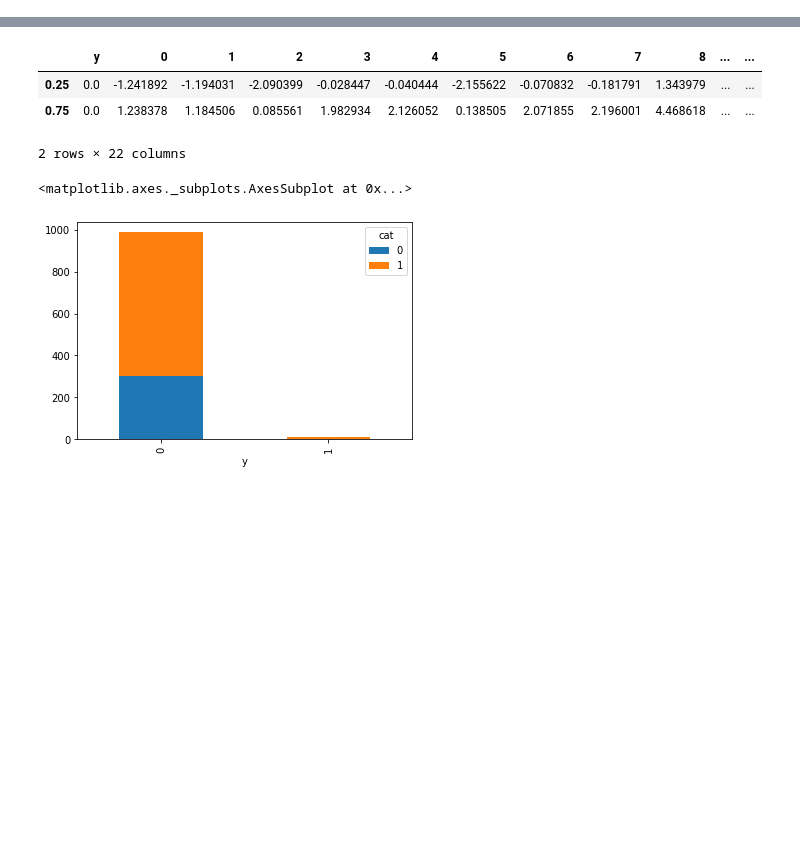
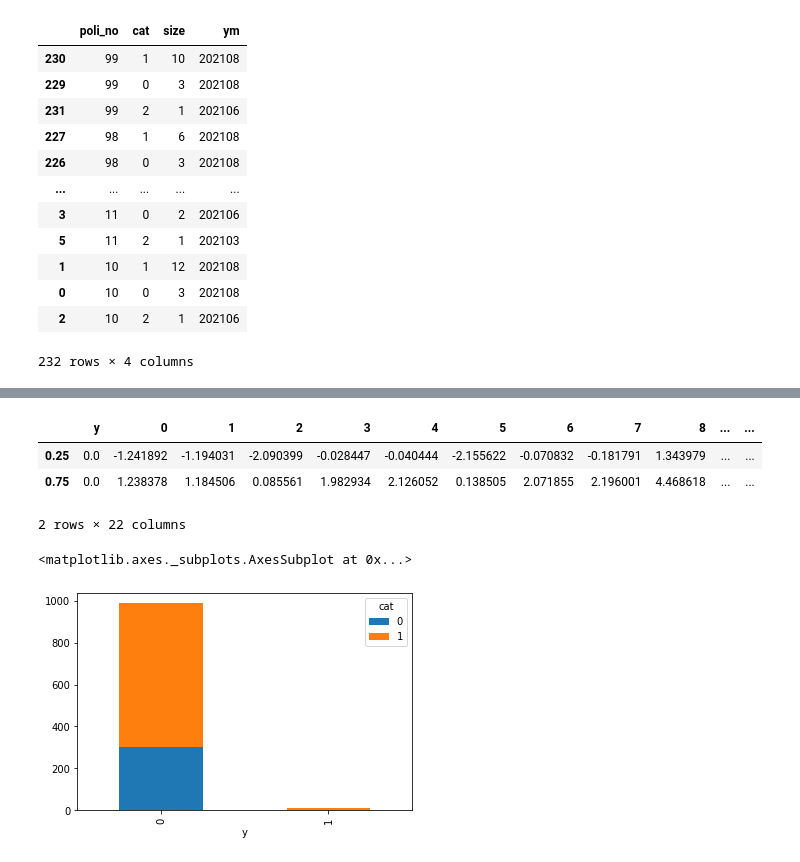
Before and after one commit to Kyungmin-Yu/BTC_prediction, a Jupyter notebook: vis_test.ipynb, the cells around one changed output, grey strips where cells are left out. Saved outputs shown, nothing was run; the diff lists cells and outputs as text; code cells hidden in the pictures; blank space fills up the shorter version.

```diff
--- a/vis_test.ipynb
+++ b/vis_test.ipynb
@@ -6,0 +20,20 @@ import random
+# %%
+uniq_ym_df = df.sort_values(["poli_no", "ym"], ascending=False).drop_duplicates(subset=['poli_no', 'cat'], keep="first")
+# %%
+cat_cnt= df.groupby(["poli_no", "cat"], as_index=False)["cat"].size()
+# %%
+pd.merge(cat_cnt, uniq_ym_df[["poli_no", "cat", "ym"]], on = ['poli_no', 'cat']).sort_values(["poli_no", "size","ym"], ascending=False).drop_duplicates()
+# %% [output]
+|  | poli_no | cat | size | ym |
+| 230 | 99 | 1 | 10 | 202108 |
+| 229 | 99 | 0 | 3 | 202108 |
+| 231 | 99 | 2 | 1 | 202106 |
+| 227 | 98 | 1 | 6 | 202108 |
+| 226 | 98 | 0 | 3 | 202108 |
+| ... | ... | ... | ... | ... |
+| 3 | 11 | 0 | 2 | 202106 |
+| 5 | 11 | 2 | 1 | 202103 |
+| 1 | 10 | 1 | 12 | 202108 |
+| 0 | 10 | 0 | 3 | 202108 |
+| 2 | 10 | 2 | 1 | 202106 |
+232 rows × 4 columns
```
Also changed, not shown: parts of 22 cells of this notebook.
